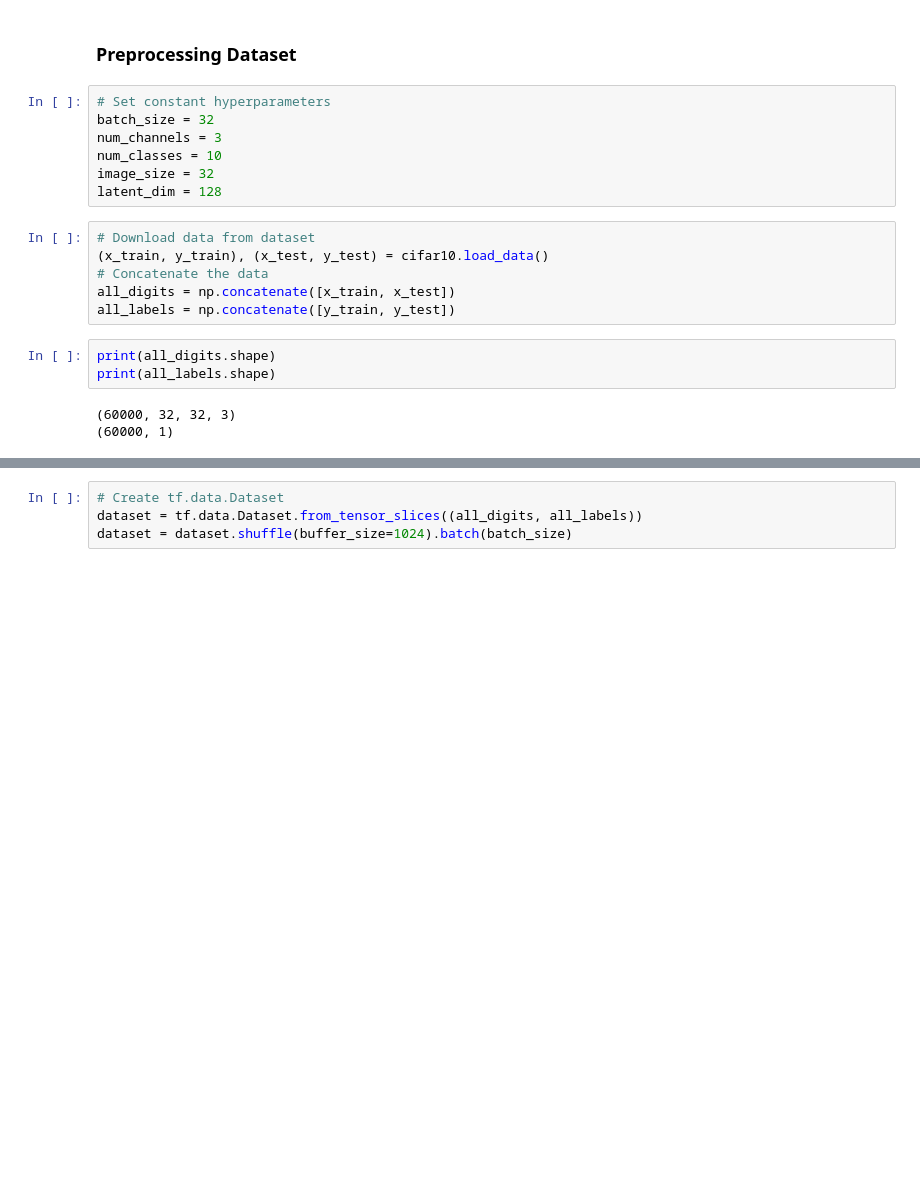
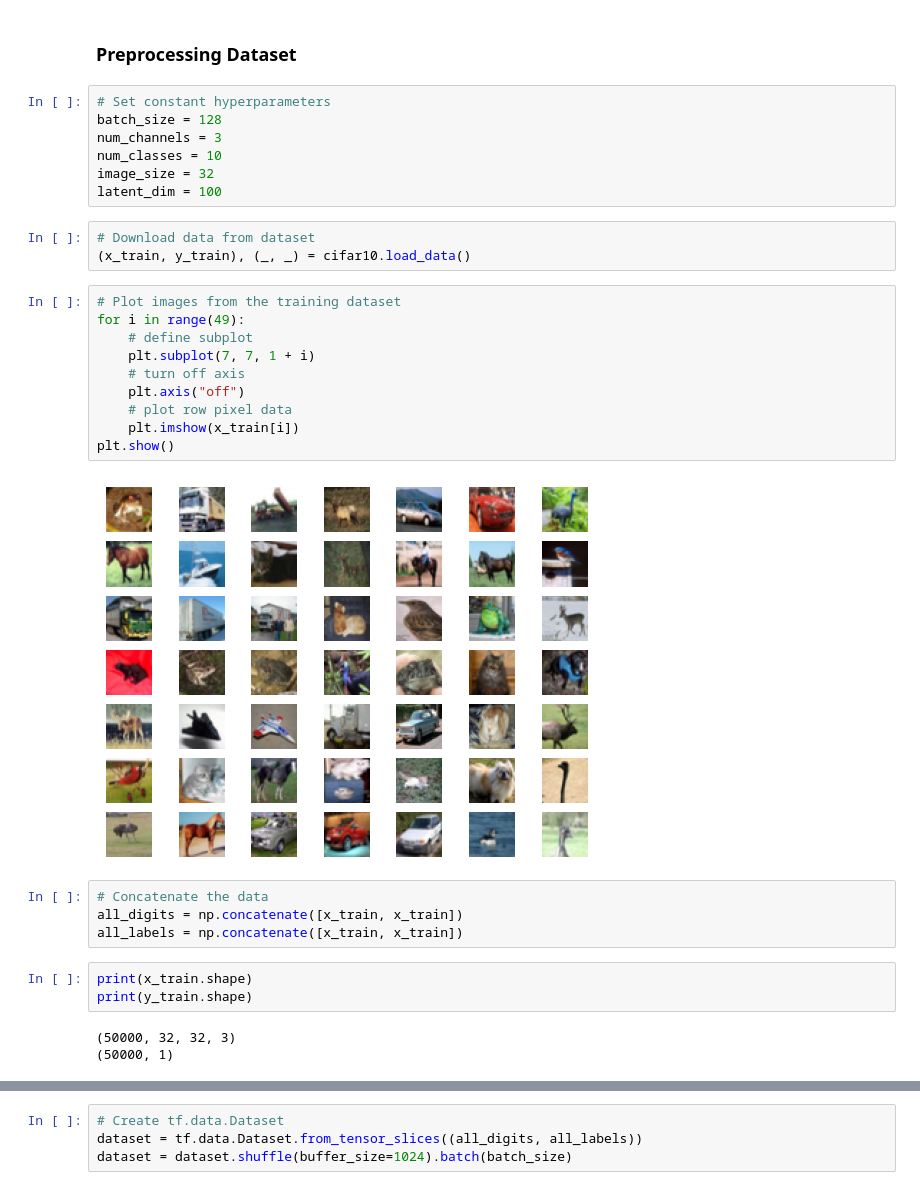
Before and after one commit to lytmercy/data_analysis_labs, a Jupyter notebook: lab_4.ipynb, the cells around one changed output, grey strips where cells are left out. Cells and saved outputs as stored; diff of their text form; blank space fills up the shorter version.

```diff
--- a/lab_4.ipynb
+++ b/lab_4.ipynb
@@ -33,23 +34,36 @@ Our dataset is CIFAR-10 (from keras.datasets import cifar10)
 ### Preprocessing Dataset
 # %%
 # Set constant hyperparameters
-batch_size = 32
+batch_size = 128
 num_channels = 3
 num_classes = 10
 image_size = 32
-latent_dim = 128
+latent_dim = 100
+# %%
+# Download data from dataset
+(x_train, y_train), (_, _) = cifar10.load_data()
+# %%
+# Plot images from the training dataset
+for i in range(49):
+    # define subplot
+    plt.subplot(7, 7, 1 + i)
+    # turn off axis
+    plt.axis("off")
+    # plot row pixel data
+    plt.imshow(x_train[i])
+plt.show()
+# %% [output]
+[figure, added]
 # %%
-# Download data from dataset
-(x_train, y_train), (x_test, y_test) = cifar10.load_data()
 # Concatenate the data
-all_digits = np.concatenate([x_train, x_test])
-all_labels = np.concatenate([y_train, y_test])
+all_digits = np.concatenate([x_train, x_train])
+all_labels = np.concatenate([x_train, x_train])
 # %%
-print(all_digits.shape)
-print(all_labels.shape)
+print(x_train.shape)
+print(y_train.shape)
 # %% [output]
-(60000, 32, 32, 3)
-(60000, 1)
+(50000, 32, 32, 3)
+(50000, 1)
 # %%
 # Scale the pixel values to [0, 1] range, and a channel dimension to the images,
 # and one-hot encode the labels.
```
Also changed, not shown: parts of 21 cells of this notebook.
